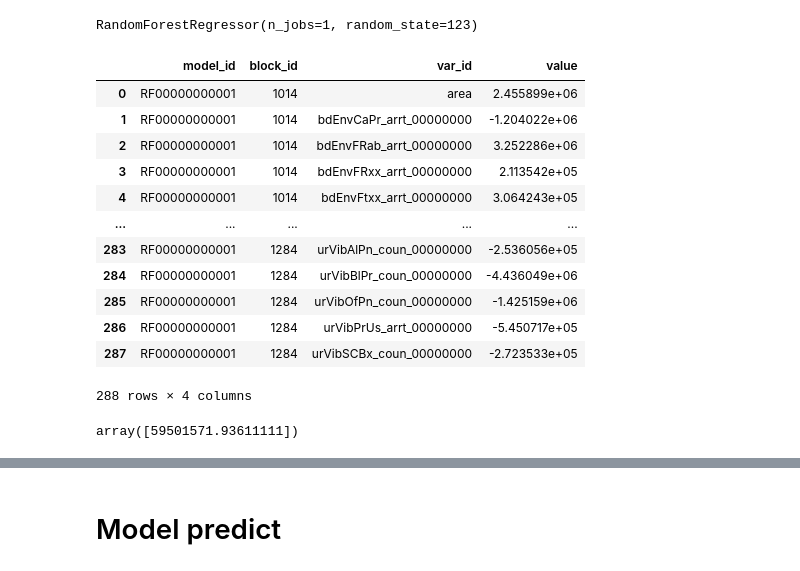
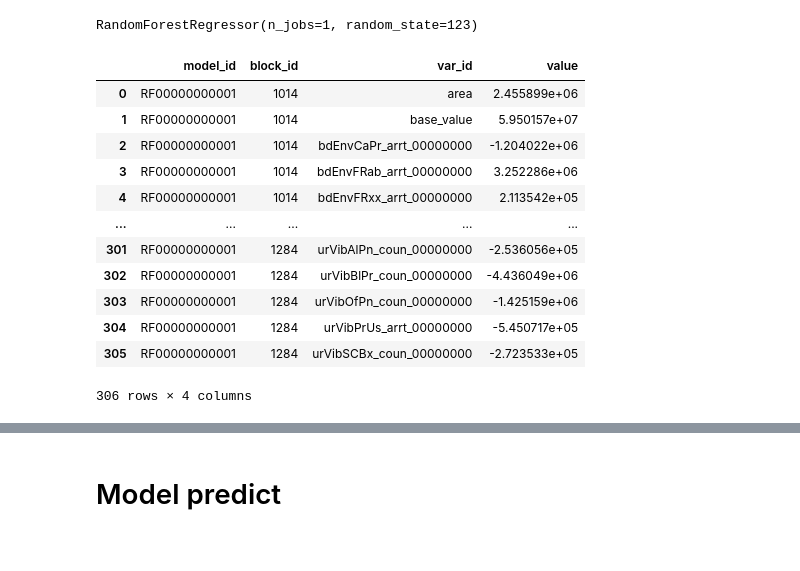
Before and after one commit to Andrew10MAIN/urban_regeneration_platform, a Jupyter notebook: experiments/notebooks/rf_experimenting.ipynb, the cells around one changed output, grey strips where cells are left out. Drawn from its saved outputs; the diff is of its cells as text; code cells hidden in the pictures.

```diff
--- a/experiments/notebooks/rf_experimenting.ipynb
+++ b/experiments/notebooks/rf_experimenting.ipynb
@@ -234,3 +76,16 @@ random_seed_arg = 42
 unique_model_id = 'RF00000000001'
 # %% [markdown]
 # Data preparation
+# %%
+main_feat_df_pre = mined_variables[
+    mined_variables['year'] ==pd.Timestamp(
+        f'{pre_period}-01-01')].reset_index(drop=True).drop(columns = ['year'])
+main_feat_df_pre2 = main_feat_df_pre[~main_feat_df_pre['var_id'].isin([
+    'socVrAgex_avrg_00000000', 'socVrEduc_avrg_00000000',
+    'socVrUnmp_avrg_00000000', 'socVrWage_avrg_00000000', 'socVrAS00_avrg_00000000'])].copy()
+main_feat_df = (
+    main_feat_df_pre2
+    .pivot_table(index='block_id', columns='var_id', values='value', aggfunc='first')
+    .reset_index()
+)
+main_feat_df.columns.name = None
@@ -263,42 +128,45 @@ RandomForestRegressor(n_jobs=1, random_state=123)
 # %%
 explainer = shap.TreeExplainer(rf)
 
 shap_values = explainer.shap_values(X_train)
 shap_df_pre = pd.DataFrame(
     shap_values,
     columns=X_train.columns,
     index=X_train.index
 )
 shap_df_pre2 = shap_df_pre.reset_index()
 shap_df_pre2['model_id'] = unique_model_id
 id_cols = ["model_id", "block_id"]
 value_cols = [c for c in shap_df_pre2.columns if c not in id_cols]
 
-shap_long_df = shap_df_pre2.melt(
+shap_long_df_pre3 = shap_df_pre2.melt(
     id_vars=id_cols,
     value_vars=value_cols,
     var_name="var_id",
     value_name="value",
 )
 
-shap_long_df.sort_values(
+base_value = explainer.expected_value
+
+shap_base_value = shap_long_df_pre3[
+    ['model_id', 'block_id']].drop_duplicates(['model_id', 'block_id'])
+shap_base_value['var_id'] = 'base_value'
+shap_base_value['value'] = base_value[0]
+shap_long_df = pd.concat([shap_long_df_pre3,shap_base_value]).copy()
+shap_long_df = shap_long_df.sort_values(
     ['block_id', 'var_id']).reset_index(drop=True)
+shap_long_df
 # %% [output]
 |  | model_id | block_id | var_id | value |
 | 0 | RF00000000001 | 1014 | area | 2.455899e+06 |
-| 1 | RF00000000001 | 1014 | bdEnvCaPr_arrt_00000000 | -1.204022e+06 |
-| 2 | RF00000000001 | 1014 | bdEnvFRab_arrt_00000000 | 3.252286e+06 |
-| 3 | RF00000000001 | 1014 | bdEnvFRxx_arrt_00000000 | 2.113542e+05 |
-| 4 | RF00000000001 | 1014 | bdEnvFtxx_arrt_00000000 | 3.064243e+05 |
+| 1 | RF00000000001 | 1014 | base_value | 5.950157e+07 |
+| 2 | RF00000000001 | 1014 | bdEnvCaPr_arrt_00000000 | -1.204022e+06 |
+| 3 | RF00000000001 | 1014 | bdEnvFRab_arrt_00000000 | 3.252286e+06 |
+| 4 | RF00000000001 | 1014 | bdEnvFRxx_arrt_00000000 | 2.113542e+05 |
 | ... | ... | ... | ... | ... |
-| 283 | RF00000000001 | 1284 | urVibAlPn_coun_00000000 | -2.536056e+05 |
-| 284 | RF00000000001 | 1284 | urVibBlPr_coun_00000000 | -4.436049e+06 |
-| 285 | RF00000000001 | 1284 | urVibOfPn_coun_00000000 | -1.425159e+06 |
-| 286 | RF00000000001 | 1284 | urVibPrUs_arrt_00000000 | -5.450717e+05 |
-| 287 | RF00000000001 | 1284 | urVibSCBx_coun_00000000 | -2.723533e+05 |
+| 301 | RF00000000001 | 1284 | urVibAlPn_coun_00000000 | -2.536056e+05 |
+| 302 | RF00000000001 | 1284 | urVibBlPr_coun_00000000 | -4.436049e+06 |
+| 303 | RF00000000001 | 1284 | urVibOfPn_coun_00000000 | -1.425159e+06 |
+| 304 | RF00000000001 | 1284 | urVibPrUs_arrt_00000000 | -5.450717e+05 |
+| 305 | RF00000000001 | 1284 | urVibSCBx_coun_00000000 | -2.723533e+05 |
-288 rows × 4 columns
+306 rows × 4 columns
-# %%
-base_value = explainer.expected_value
-base_value
-# %% [output]
-array([59501571.93611111])
```
Also changed, not shown: parts of 12 cells of this notebook, 19 other files.
